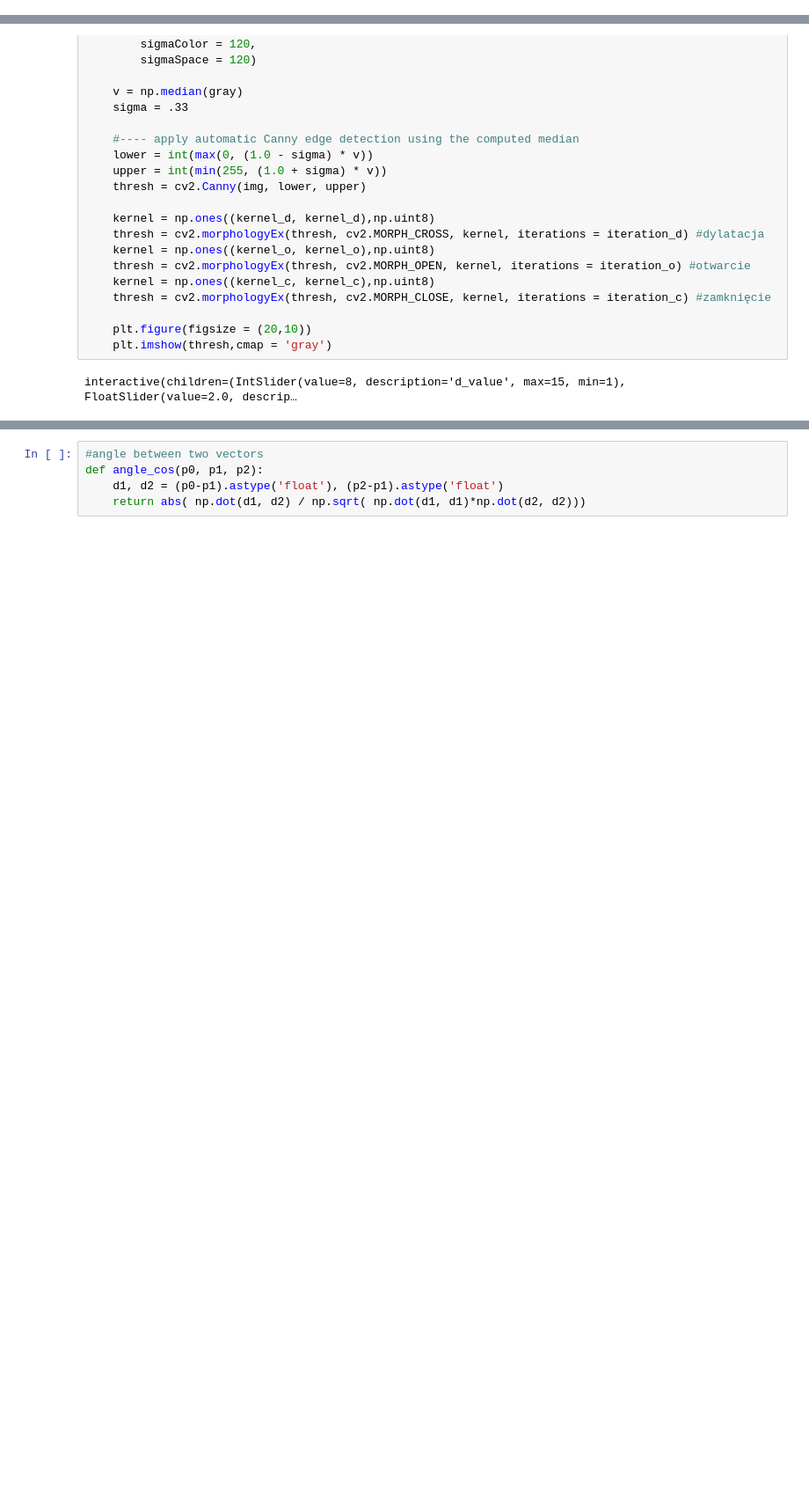
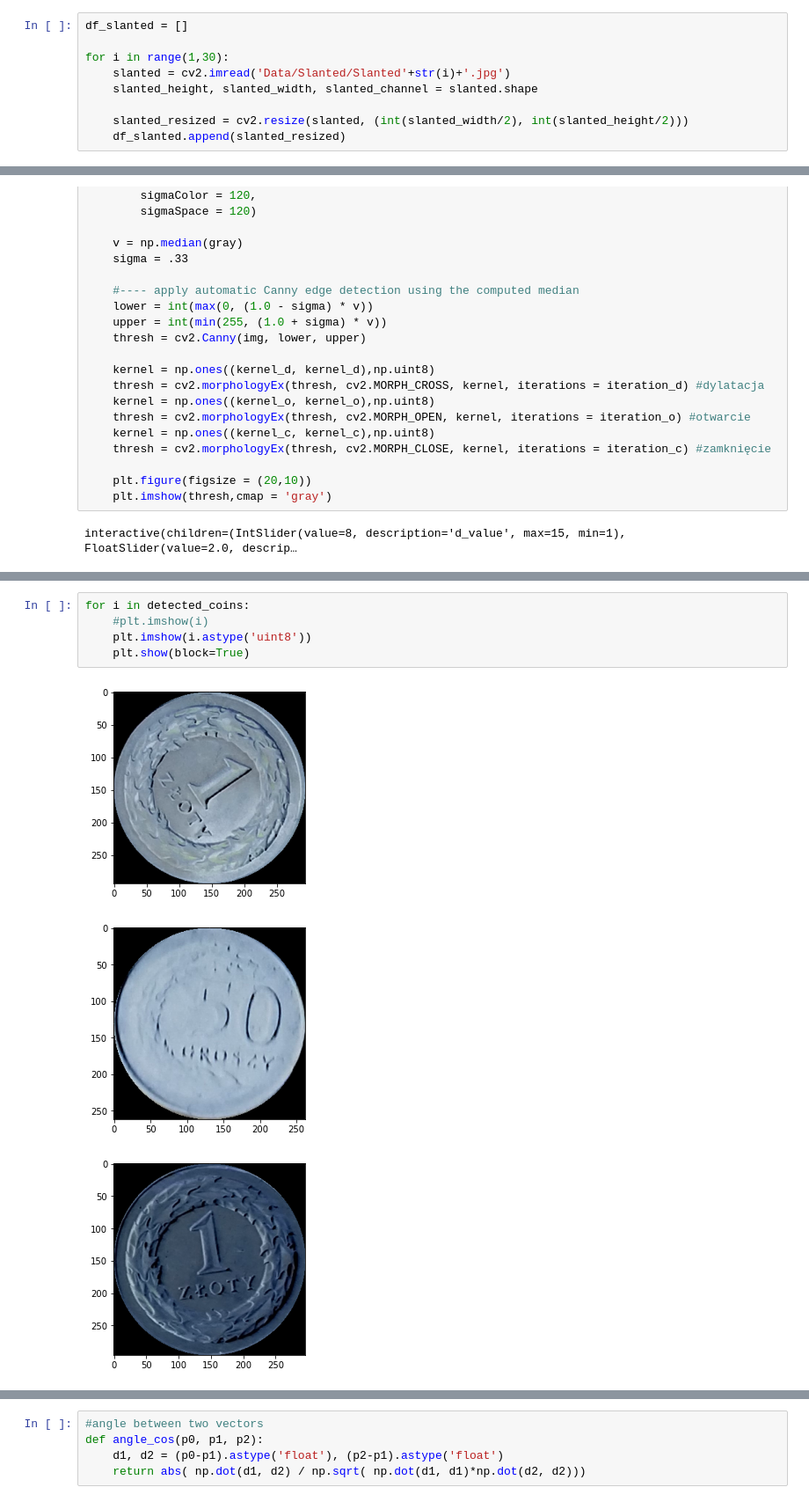
Before and after one commit to ColdBacon/Human-Computer-Interaction, a Jupyter notebook: Main.ipynb, the cells around one changed output, grey strips where cells are left out. Shown at 88% size. Saved outputs shown, nothing was run; the diff lists cells and outputs as text; blank space fills up the shorter version.

```diff
--- a/Main.ipynb
+++ b/Main.ipynb
@@ -207,0 +221,9 @@ for i in range(1,5):
+# %%
+df_slanted = []
+
+for i in range(1,30):
+    slanted = cv2.imread('Data/Slanted/Slanted'+str(i)+'.jpg')
+    slanted_height, slanted_width, slanted_channel = slanted.shape
+
+    slanted_resized = cv2.resize(slanted, (int(slanted_width/2), int(slanted_height/2)))
+    df_slanted.append(slanted_resized)
@@ -285,0 +326,9 @@ detect_circles(df_coins[2])
+# %%
+for i in detected_coins:
+    #plt.imshow(i)
+    plt.imshow(i.astype('uint8'))
+    plt.show(block=True)
+# %% [output]
+[figure, added]
+[figure, added]
+[figure, added]
```
Also changed, not shown: parts of 17 cells of this notebook.
